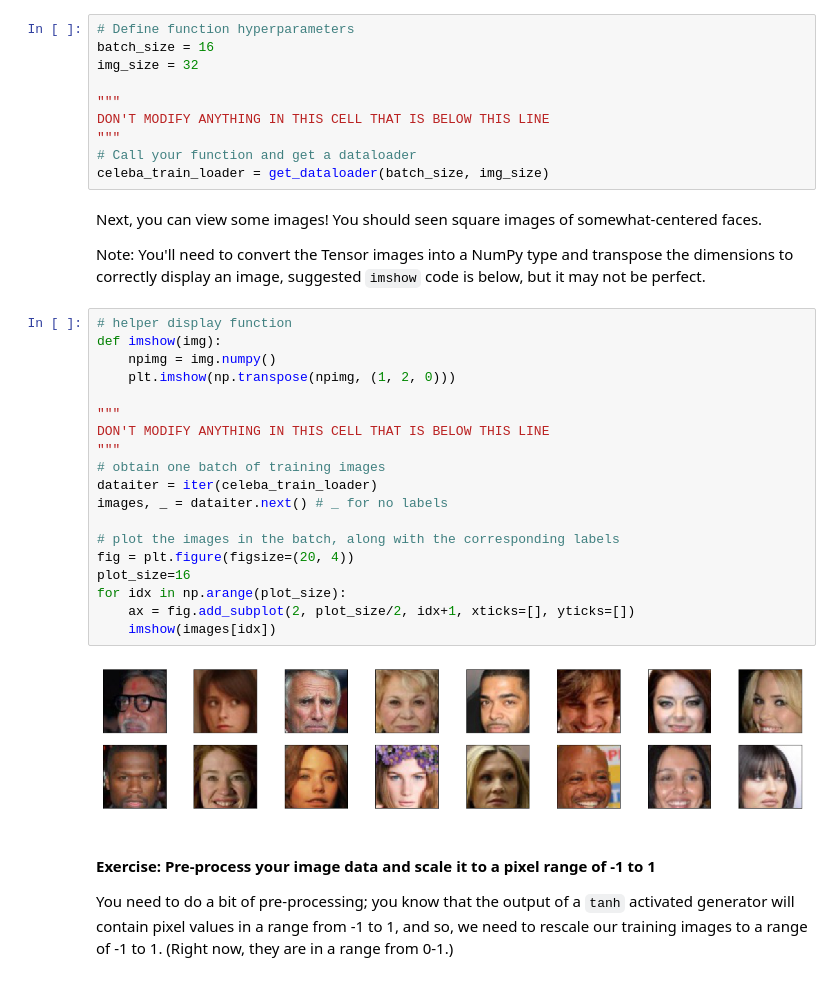
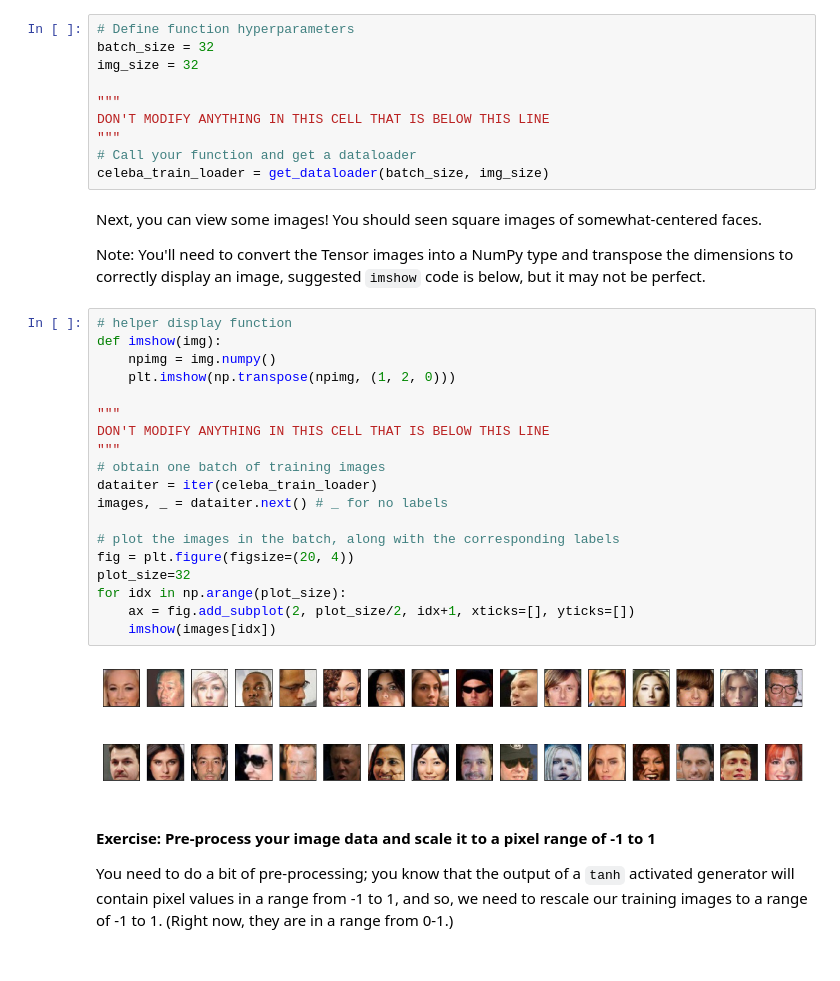
Before and after one commit to jeanzhaoyi/testing, a Jupyter notebook: dlnd_face_generation.ipynb, the cells around one changed output. Cells and saved outputs as stored; diff of their text form.

```diff
--- a/dlnd_face_generation.ipynb
+++ b/dlnd_face_generation.ipynb
@@ -84,7 +84,7 @@ Call the above function and create a dataloader to view images.
 * Your `image_size` **must be** `32`. Resizing the data to a smaller size will make for faster training, while still creating convincing images of faces!
 # %%
 # Define function hyperparameters
-batch_size = 16
+batch_size = 32
 img_size = 32
 
 """
@@ -99,24 +99,24 @@ Note: You'll need to convert the Tensor images into a NumPy type and transpose t
 # %%
 # helper display function
 def imshow(img):
     npimg = img.numpy()
     plt.imshow(np.transpose(npimg, (1, 2, 0)))
 
 """
 DON'T MODIFY ANYTHING IN THIS CELL THAT IS BELOW THIS LINE
 """
 # obtain one batch of training images
 dataiter = iter(celeba_train_loader)
 images, _ = dataiter.next() # _ for no labels
 
 # plot the images in the batch, along with the corresponding labels
 fig = plt.figure(figsize=(20, 4))
-plot_size=16
+plot_size=32
 for idx in np.arange(plot_size):
     ax = fig.add_subplot(2, plot_size/2, idx+1, xticks=[], yticks=[])
     imshow(images[idx])
 # %% [output]
-[figure, old version]
+[figure, new version]
 # %% [markdown]
 #### Exercise: Pre-process your image data and scale it to a pixel range of -1 to 1
 
```
Also changed, not shown: parts of 8 cells of this notebook.
